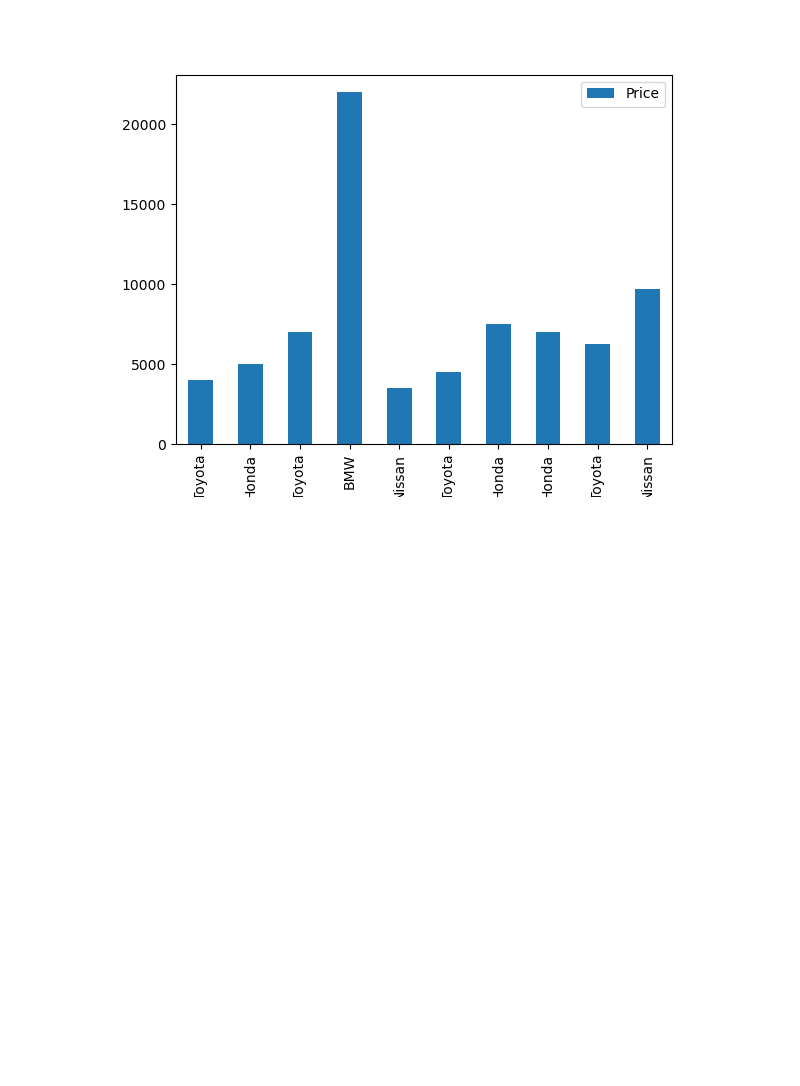
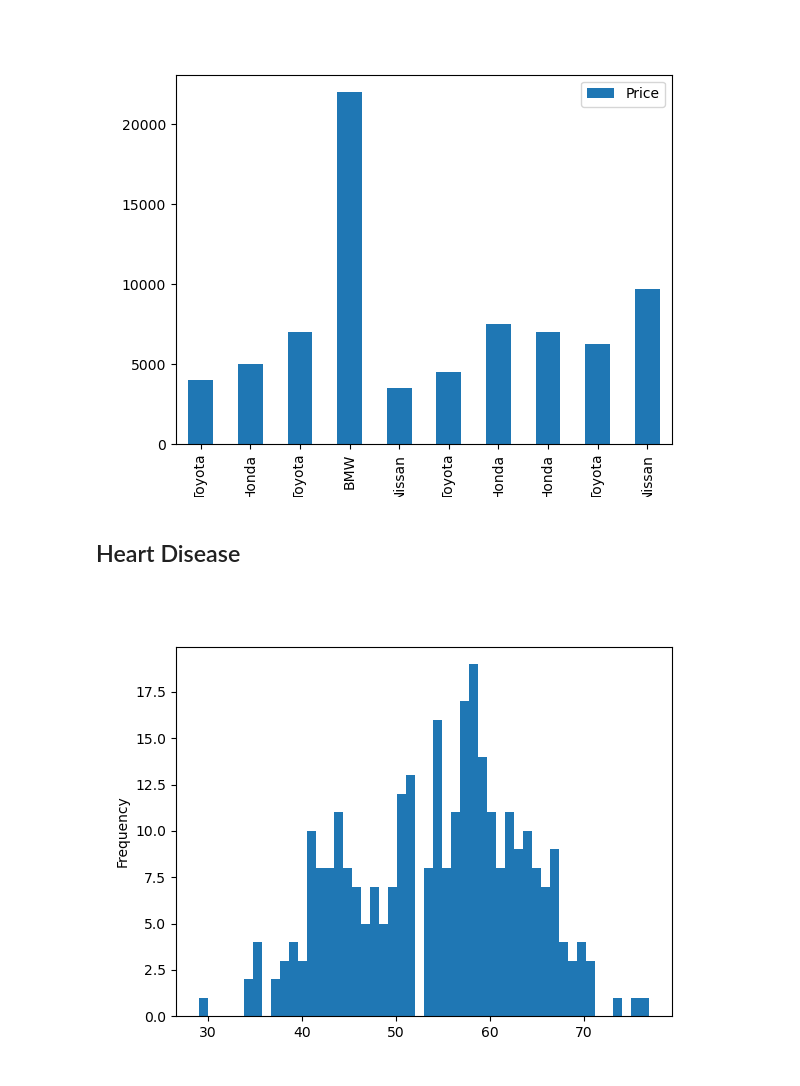
Before and after one commit to Alfablos/machine-learning-lab, a Jupyter notebook: 03_matplotlib/python/matplotlib.ipynb, the cells around one changed output. Drawn from its saved outputs; the diff is of its cells as text; code cells hidden in the pictures; blank space fills up the shorter version.

```diff
--- a/03_matplotlib/python/matplotlib.ipynb
+++ b/03_matplotlib/python/matplotlib.ipynb
@@ -133,2 +124,11 @@ sales.plot(x='Make', y='Price', kind='bar');
 # %% [output]
 [figure]
+# %% [markdown]
+## Heart Disease
+# %%
+hd = pd.read_csv('./heart-disease.csv')
+# %%
+# See how age is distributed in the dataset
+hd['age'].plot.hist(bins=50);
+# %% [output]
+[figure, added]
```
Also changed, not shown: parts of 16 cells of this notebook, 1 other file.
